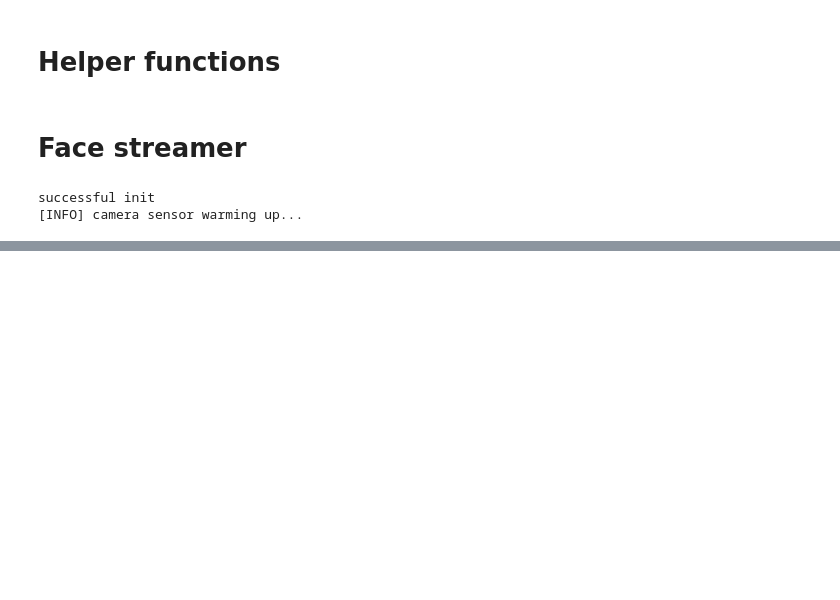
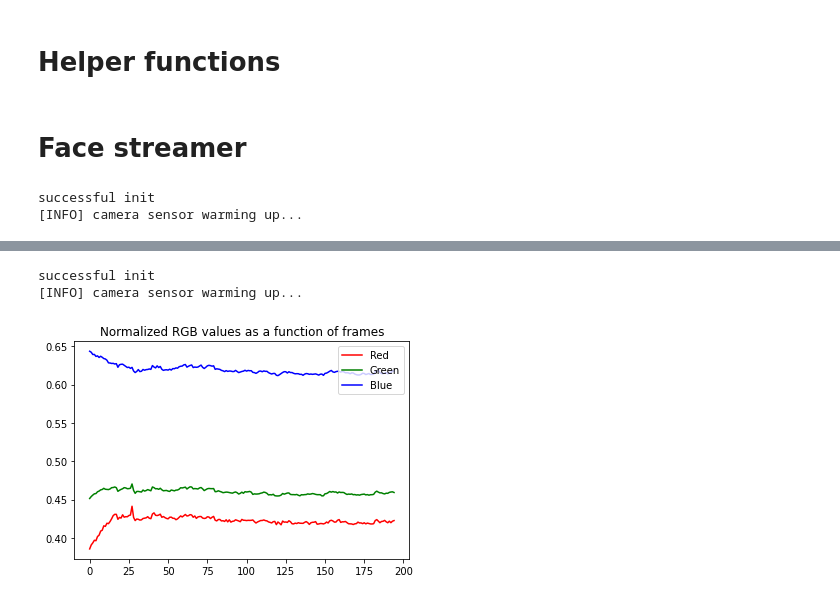
Before and after one commit to BrandonThaiTran/zoom_physio, a Jupyter notebook: nbs/utils.ipynb, the cells around one changed output, grey strips where cells are left out. Cells and saved outputs as stored; diff of their text form; code cells hidden in the pictures; blank space fills up the shorter version.

```diff
--- a/nbs/utils.ipynb
+++ b/nbs/utils.ipynb
@@ -248,0 +236,9 @@ def stream_face_detection(filename=None):
+# %%
+# from video
+fs = face_streamer(predictor_path, filename = '/media/brandon/Seagate HDD/datasets/vicarPPG/Videos/01-mov.mp4')
+fs.stream(display_face_bb = False, display_landmarks = False, display_overlay = True)
+fs.plot_rgb()
+# %% [output]
+successful init
+[INFO] camera sensor warming up...
+[figure, added]
```
Also changed, not shown: parts of 6 cells of this notebook.
